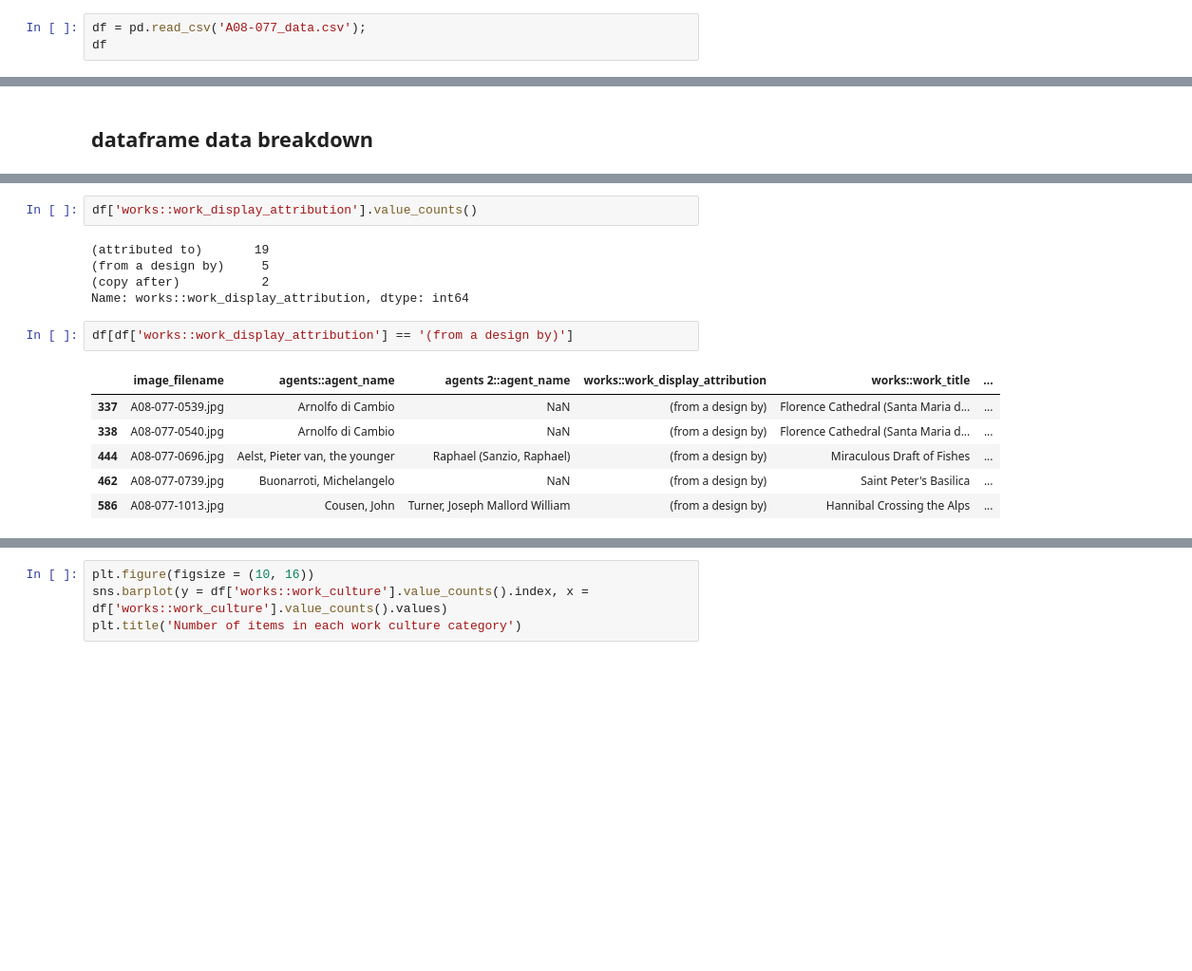
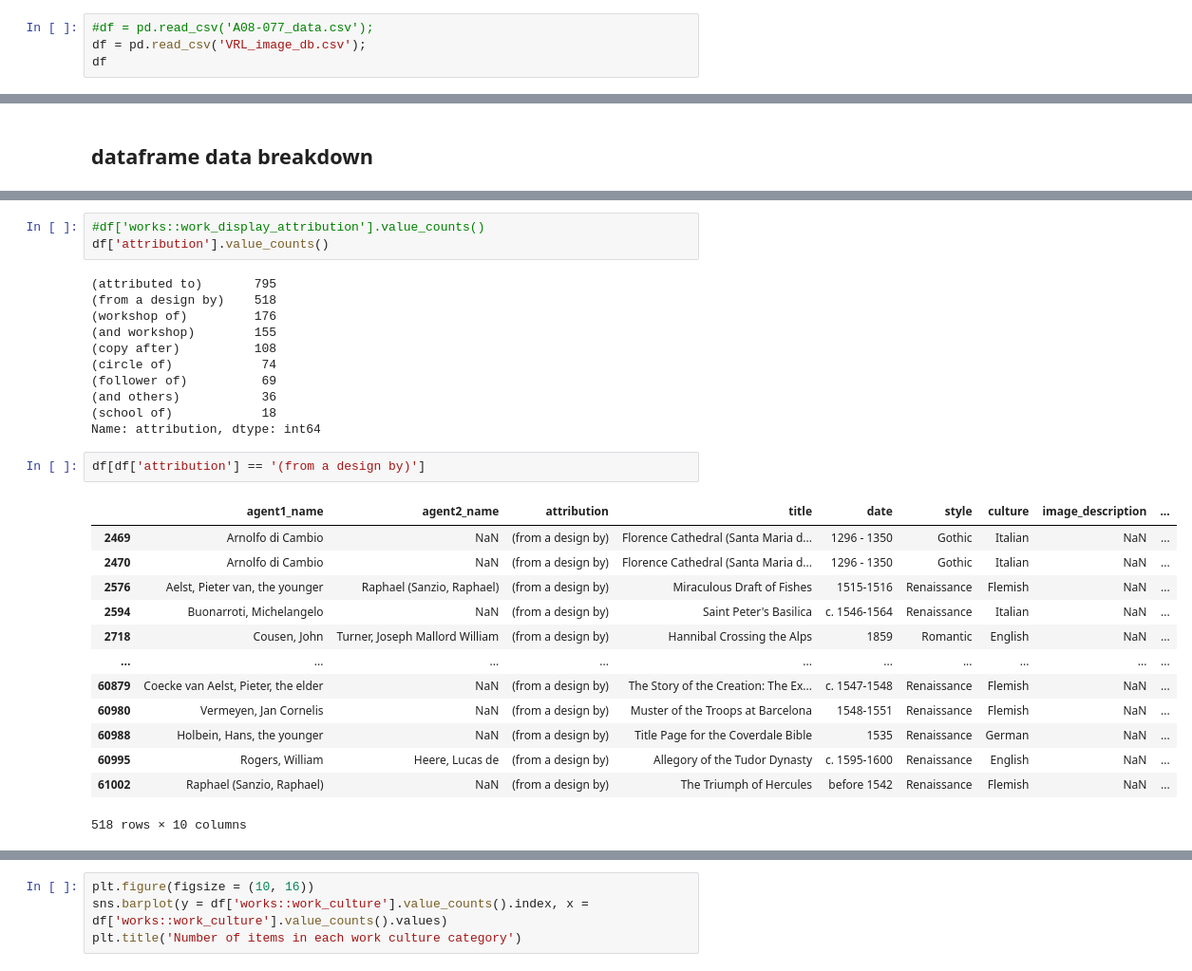
Before and after one commit to shahbazmansahia/VRL_DB_Proj_Backup, a Jupyter notebook: NN_VRL_DB.ipynb, the cells around one changed output, grey strips where cells are left out. Shown at 95% size. Drawn from its saved outputs; the diff is of its cells as text; blank space fills up the shorter version.

```diff
--- a/NN_VRL_DB.ipynb
+++ b/NN_VRL_DB.ipynb
@@ -159,4 +137,5 @@ connection = psql.connect(host='cha-cdbs-e01.sjsu.edu',
 # %%
-df = pd.read_csv('A08-077_data.csv');
+#df = pd.read_csv('A08-077_data.csv');
+df = pd.read_csv('VRL_image_db.csv');
 df
 # %% [output]
@@ -246,18 +225,32 @@ Text(0.5, 1.0, 'Visual representation of null values in dataset')
 # %%
-df['works::work_display_attribution'].value_counts()
+#df['works::work_display_attribution'].value_counts()
+df['attribution'].value_counts()
 # %% [output]
-(attributed to)       19
-(from a design by)     5
-(copy after)           2
-Name: works::work_display_attribution, dtype: int64
+(attributed to)       795
+(from a design by)    518
+(workshop of)         176
+(and workshop)        155
+(copy after)          108
+(circle of)            74
+(follower of)          69
+(and others)           36
+(school of)            18
+Name: attribution, dtype: int64
 # %%
-df[df['works::work_display_attribution'] == '(from a design by)']
+df[df['attribution'] == '(from a design by)']
 # %% [output]
-|  | image_filename | agents::agent_name | agents 2::agent_name | works::work_display_attribution | works::work_title | ... |
-| 337 | A08-077-0539.jpg | Arnolfo di Cambio | NaN | (from a design by) | Florence Cathedral (Santa Maria d... | ... |
-| 338 | A08-077-0540.jpg | Arnolfo di Cambio | NaN | (from a design by) | Florence Cathedral (Santa Maria d... | ... |
-| 444 | A08-077-0696.jpg | Aelst, Pieter van, the younger | Raphael (Sanzio, Raphael) | (from a design by) | Miraculous Draft of Fishes | ... |
-| 462 | A08-077-0739.jpg | Buonarroti, Michelangelo | NaN | (from a design by) | Saint Peter's Basilica | ... |
-| 586 | A08-077-1013.jpg | Cousen, John | Turner, Joseph Mallord William | (from a design by) | Hannibal Crossing the Alps | ... |
+|  | agent1_name | agent2_name | attribution | title | date | style | culture | image_description | ... |
+| 2469 | Arnolfo di Cambio | NaN | (from a design by) | Florence Cathedral (Santa Maria d... | 1296 - 1350 | Gothic | Italian | NaN | ... |
+| 2470 | Arnolfo di Cambio | NaN | (from a design by) | Florence Cathedral (Santa Maria d... | 1296 - 1350 | Gothic | Italian | NaN | ... |
+| 2576 | Aelst, Pieter van, the younger | Raphael (Sanzio, Raphael) | (from a design by) | Miraculous Draft of Fishes | 1515-1516 | Renaissance | Flemish | NaN | ... |
+| 2594 | Buonarroti, Michelangelo | NaN | (from a design by) | Saint Peter's Basilica | c. 1546-1564 | Renaissance | Italian | NaN | ... |
+| 2718 | Cousen, John | Turner, Joseph Mallord William | (from a design by) | Hannibal Crossing the Alps | 1859 | Romantic | English | NaN | ... |
+| ... | ... | ... | ... | ... | ... | ... | ... | ... | ... |
+| 60879 | Coecke van Aelst, Pieter, the elder | NaN | (from a design by) | The Story of the Creation: The Ex... | c. 1547-1548 | Renaissance | Flemish | NaN | ... |
+| 60980 | Vermeyen, Jan Cornelis | NaN | (from a design by) | Muster of the Troops at Barcelona | 1548-1551 | Renaissance | Flemish | NaN | ... |
+| 60988 | Holbein, Hans, the younger | NaN | (from a design by) | Title Page for the Coverdale Bible | 1535 | Renaissance | German | NaN | ... |
+| 60995 | Rogers, William | Heere, Lucas de | (from a design by) | Allegory of the Tudor Dynasty | c. 1595-1600 | Renaissance | English | NaN | ... |
+| 61002 | Raphael (Sanzio, Raphael) | NaN | (from a design by) | The Triumph of Hercules | before 1542 | Renaissance | Flemish | NaN | ... |
+518 rows × 10 columns
 # %%
 plt.figure(figsize = (10, 16))
```
Also changed, not shown: parts of 23 cells of this notebook, 3 other files.
